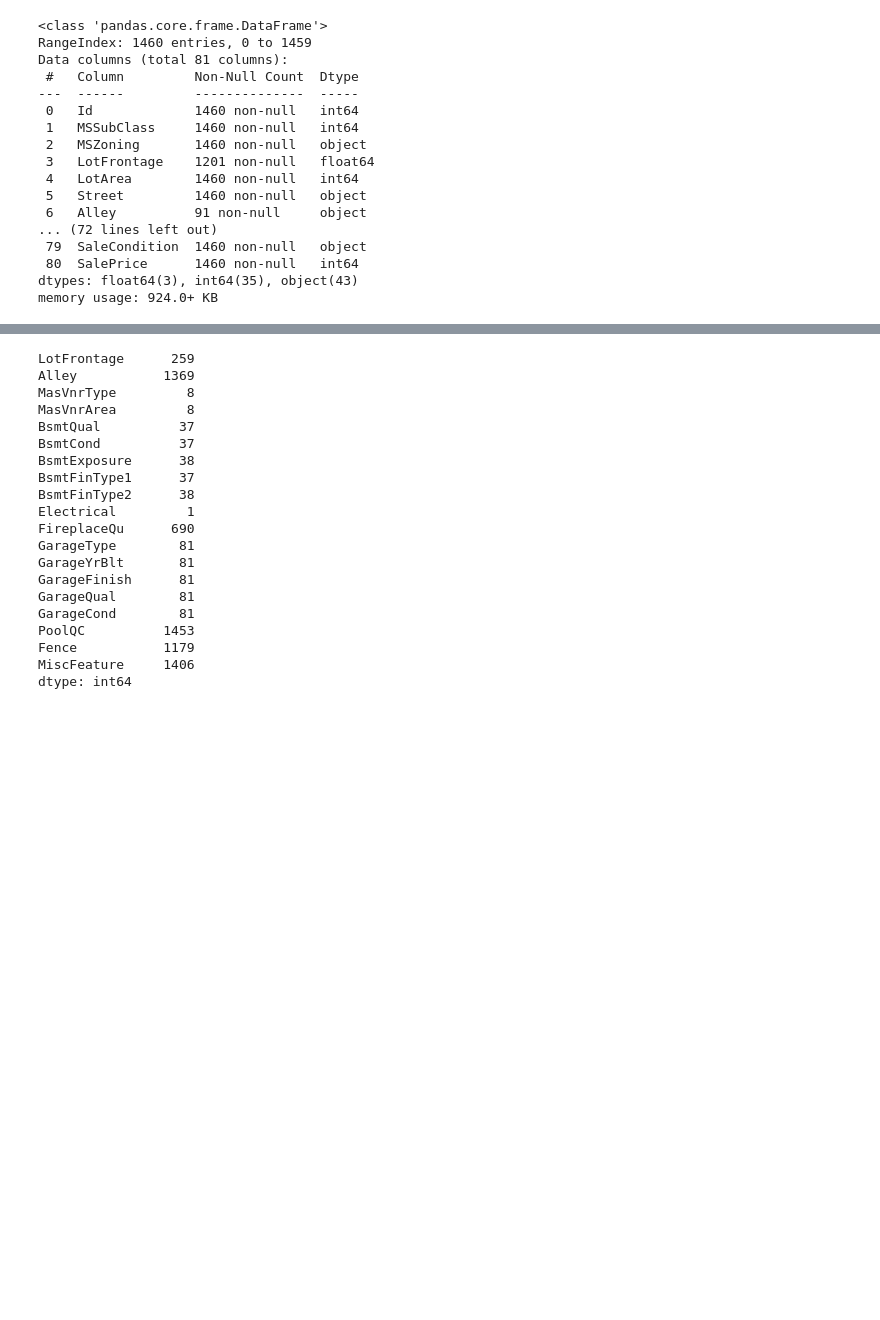
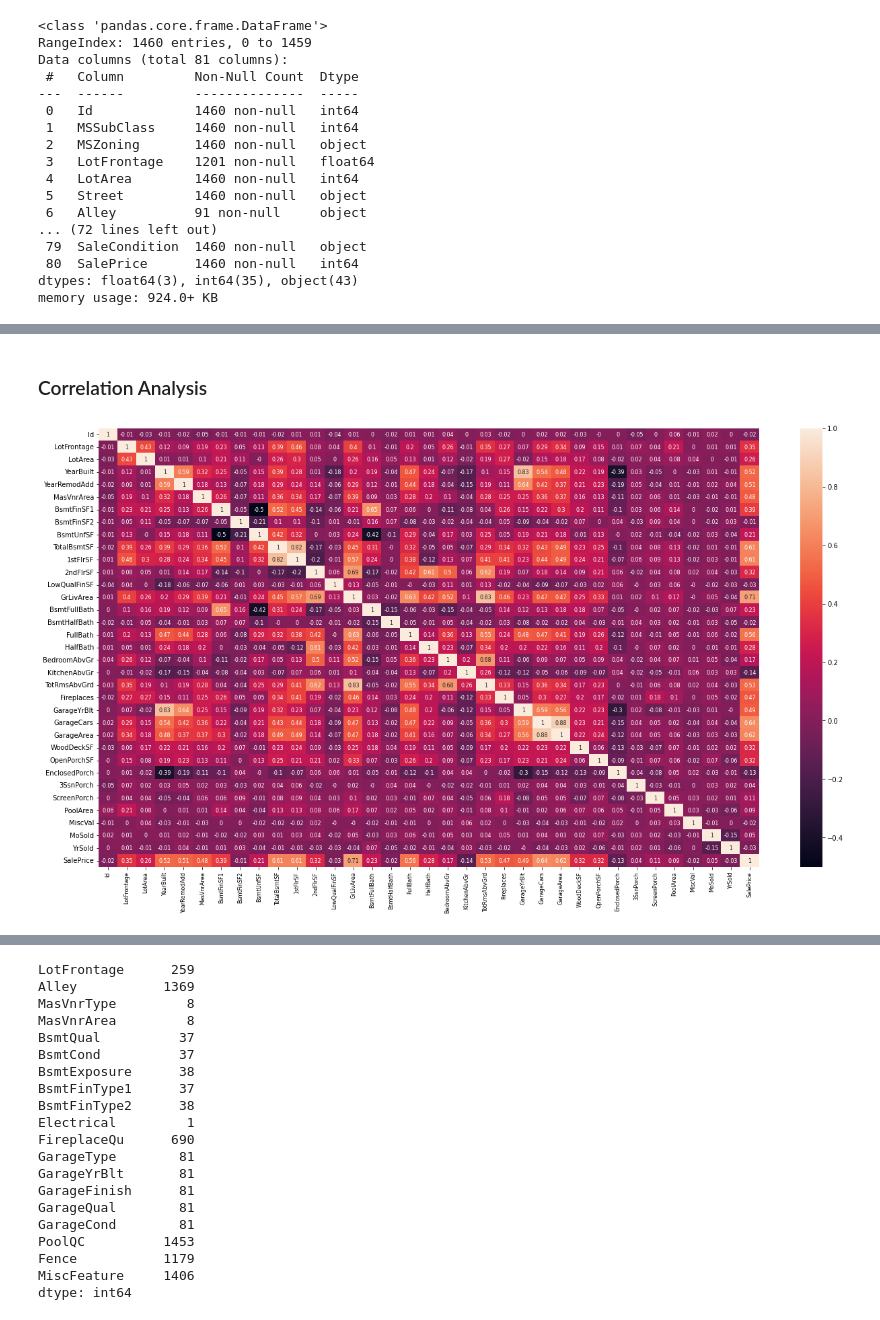
Before and after one commit to bhogasena/House-Price-Prediction, a Jupyter notebook: House_Price_Prediction.ipynb, the cells around one changed output, grey strips where cells are left out. Drawn from its saved outputs; the diff is of its cells as text; code cells hidden in the pictures; blank space fills up the shorter version.

```diff
--- a/House_Price_Prediction.ipynb
+++ b/House_Price_Prediction.ipynb
@@ -68,0 +131,13 @@ Check Missing Values and Impute or Drop as per Data Dictionary and Analysis
+# %% [markdown]
+### Correlation Analysis
+# %%
+def plotCorrelationHeatMap():
+  font = {'size'   : 8}
+  matplotlib.rc('font', **font)
+  plt.figure(figsize=(22,12))
+  corr = round(house_df[numerical_cols].corr(),2)
+  sns.heatmap(corr,annot=True)
+  plt.show()
+plotCorrelationHeatMap()
+# %% [output]
+[figure, added]
```
Also changed, not shown: parts of 47 cells of this notebook.
